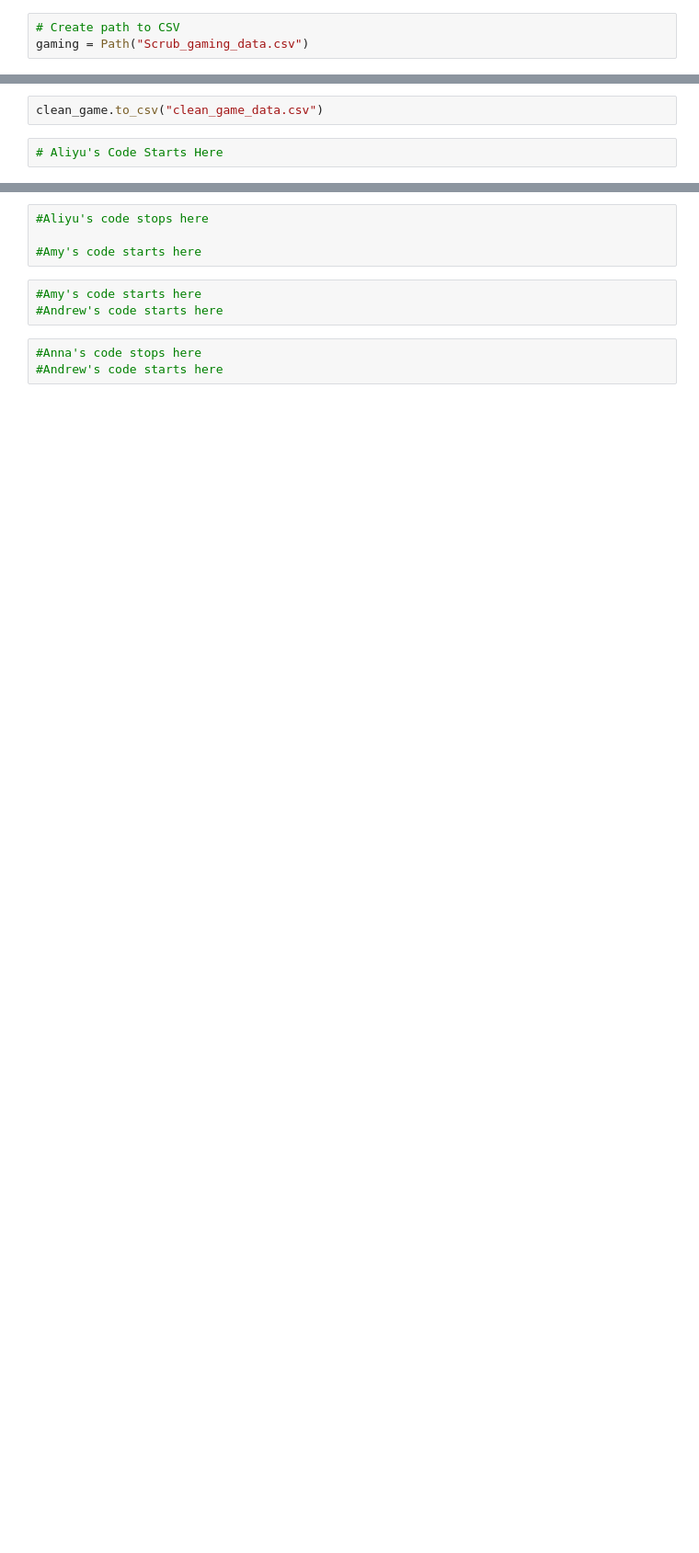
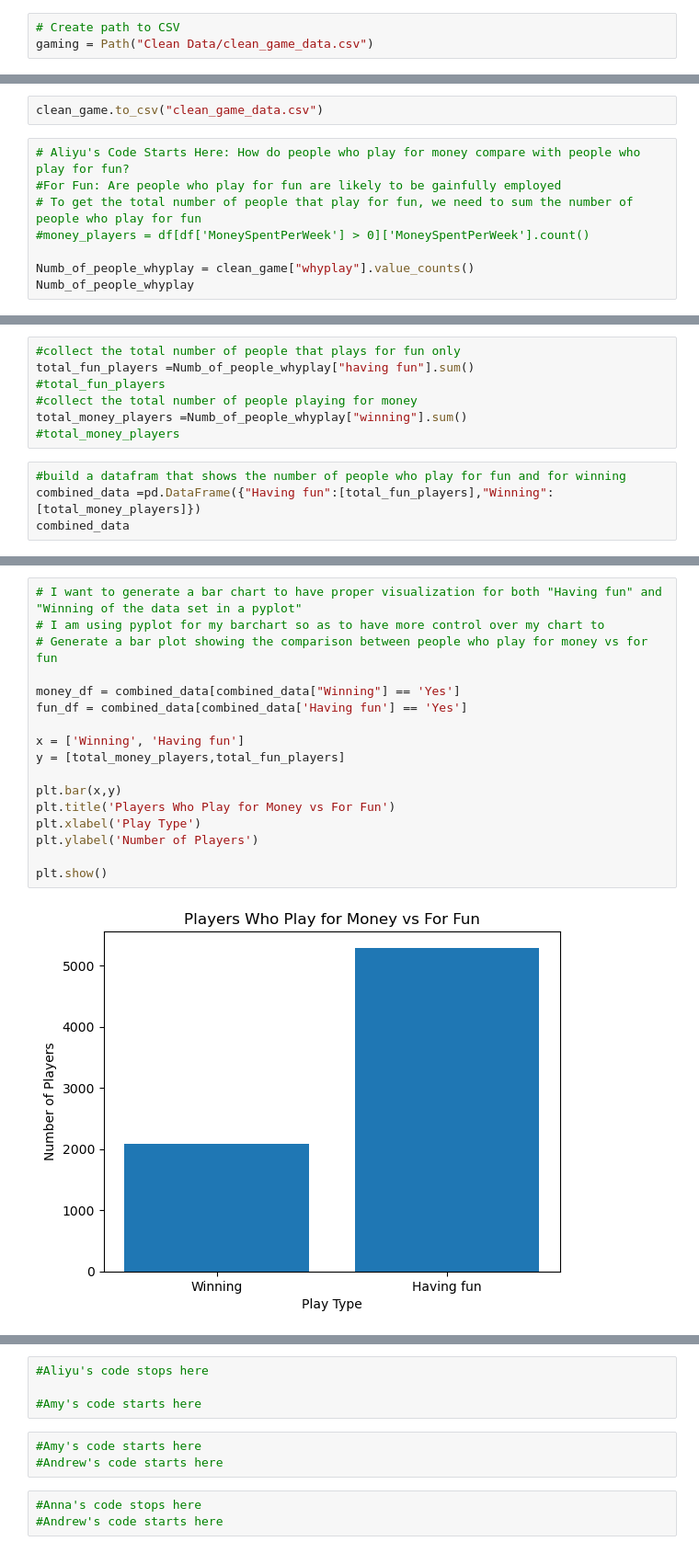
Before and after one commit to annabitzer/Project-1---Group-9, a Jupyter notebook: Data Cleaning.ipynb, the cells around one changed output, grey strips where cells are left out. Shown: that part at 92% size. Cells and saved outputs as stored; diff of their text form; blank space fills up the shorter version.

Commit message:
Show the comparison of people playing for Fun/Work/Employment

```diff
--- a/Data Cleaning.ipynb
+++ b/Data Cleaning.ipynb
@@ -6,6 +8,6 @@ from pathlib import Path
 import chardet
 # %%
 # Create path to CSV
-gaming = Path("Scrub_gaming_data.csv")
+gaming = Path("Clean Data/clean_game_data.csv")
 # %%
 # read in binary mode and detect encoding
@@ -27,4 +71,10 @@ clean_game
 # %%
 clean_game.to_csv("clean_game_data.csv")
 # %%
-# Aliyu's Code Starts Here
+# Aliyu's Code Starts Here: How do people who play for money compare with people who play for fun?
+#For Fun: Are people who play for fun are likely to be gainfully employed
+# To get the total number of people that play for fun, we need to sum the number of people who play for fun
+#money_players = df[df['MoneySpentPerWeek'] > 0]['MoneySpentPerWeek'].count()
+
+Numb_of_people_whyplay = clean_game["whyplay"].value_counts()
+Numb_of_people_whyplay
@@ -30,0 +113,11 @@ clean_game.to_csv("clean_game_data.csv")
+# %%
+#collect the total number of people that plays for fun only
+total_fun_players =Numb_of_people_whyplay["having fun"].sum()
+#total_fun_players
+#collect the total number of people playing for money
+total_money_players =Numb_of_people_whyplay["winning"].sum()
+#total_money_players
+# %%
+#build a datafram that shows the number of people who play for fun and for winning
+combined_data =pd.DataFrame({"Having fun":[total_fun_players],"Winning":[total_money_players]})
+combined_data
@@ -30,0 +127,19 @@ clean_game.to_csv("clean_game_data.csv")
+# %%
+# I want to generate a bar chart to have proper visualization for both "Having fun" and "Winning of the data set in a pyplot"
+# I am using pyplot for my barchart so as to have more control over my chart to
+# Generate a bar plot showing the comparison between people who play for money vs for fun
+
+money_df = combined_data[combined_data["Winning"] == 'Yes']
+fun_df = combined_data[combined_data['Having fun'] == 'Yes']
+
+x = ['Winning', 'Having fun']
+y = [total_money_players,total_fun_players]
+
+plt.bar(x,y)
+plt.title('Players Who Play for Money vs For Fun')
+plt.xlabel('Play Type')
+plt.ylabel('Number of Players')
+
+plt.show()
+# %% [output]
+[figure, added]
```
Also changed, not shown: parts of 17 cells of this notebook, 1 other file.
